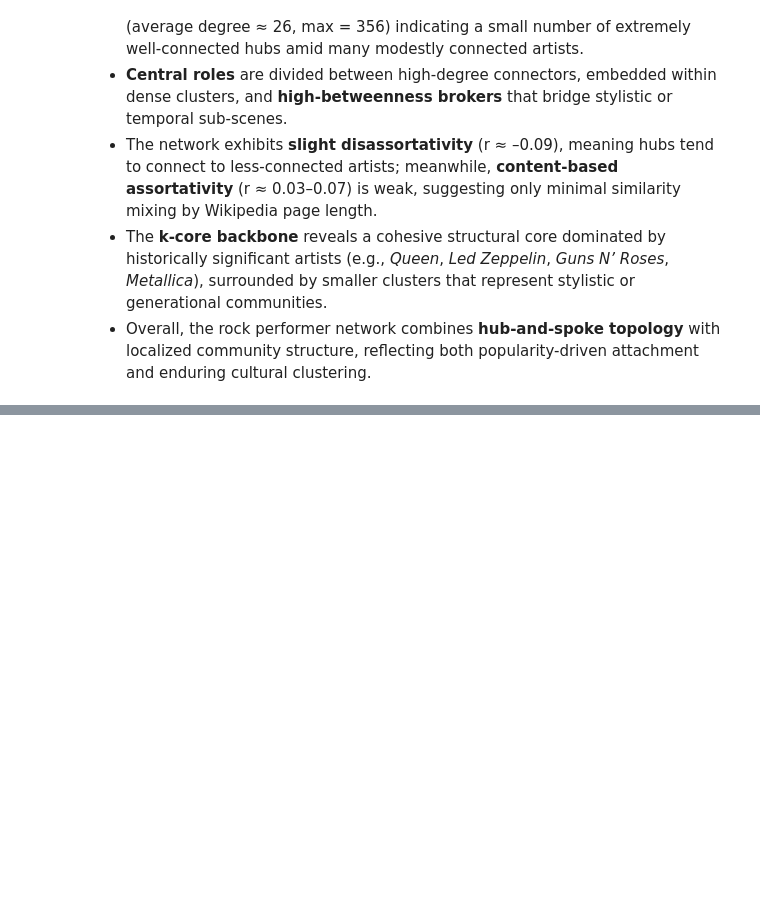
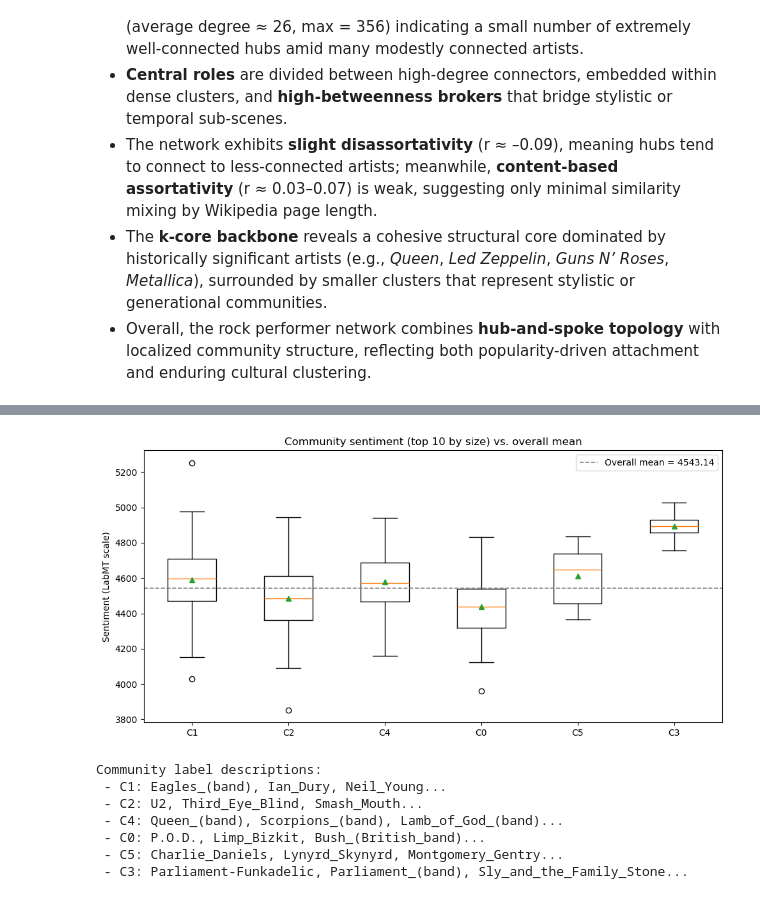
Before and after one commit to LeoItaly/02805-social-graphs-interactions, a Jupyter notebook: Assignment 2/assignment2.ipynb, the cells around one changed output, grey strips where cells are left out. Drawn from its saved outputs; the diff is of its cells as text; code cells hidden in the pictures; blank space fills up the shorter version.

```diff
--- a/Assignment 2/assignment2.ipynb
+++ b/Assignment 2/assignment2.ipynb
@@ -342,0 +761,40 @@ Overall, the backbone visualization confirms that the rock performer network has
+# %%
+# --- Boxplot: community sentiment (top 10 by size) vs. overall mean ---
+
+overall = artist_sent_df["sentiment"].dropna().values
+data, tick_labels, name_descriptions = [], [], []
+
+for cid in top10_comms:
+    members = [n for n, c in community_of.items() if c == cid]
+    vals = artist_sent_df.loc[members, "sentiment"].dropna().values
+    if vals.size > 0:
+        data.append(vals)
+        tick_labels.append(f"C{cid}")
+        cname = community_names.get(cid, f"Community {cid}")
+        # Store short text description for figure caption
+        name_descriptions.append(f"C{cid}: {cname}")
+
+fig, ax = plt.subplots(figsize=(10, 5))
+ax.boxplot(data, tick_labels=tick_labels, showmeans=True)
+ax.axhline(np.mean(overall), linestyle="--", linewidth=1.2, color="gray",
+           label=f"Overall mean = {np.mean(overall):.2f}")
+ax.set_ylabel("Sentiment (LabMT scale)")
+ax.set_title("Community sentiment (top 10 by size) vs. overall mean")
+ax.legend()
+plt.xticks(rotation=0)
+fig.tight_layout()
+plt.show()
+
+# Print community name descriptions below for reference
+print("Community label descriptions:")
+for desc in name_descriptions:
+    print(f" - {desc}")
+# %% [output]
+[figure, added]
+Community label descriptions:
+ - C1: Eagles_(band), Ian_Dury, Neil_Young...
+ - C2: U2, Third_Eye_Blind, Smash_Mouth...
+ - C4: Queen_(band), Scorpions_(band), Lamb_of_God_(band)...
+ - C0: P.O.D., Limp_Bizkit, Bush_(British_band)...
+ - C5: Charlie_Daniels, Lynyrd_Skynyrd, Montgomery_Gentry...
+ - C3: Parliament-Funkadelic, Parliament_(band), Sly_and_the_Family_Stone...
```
Also changed, not shown: parts of 27 cells of this notebook.
